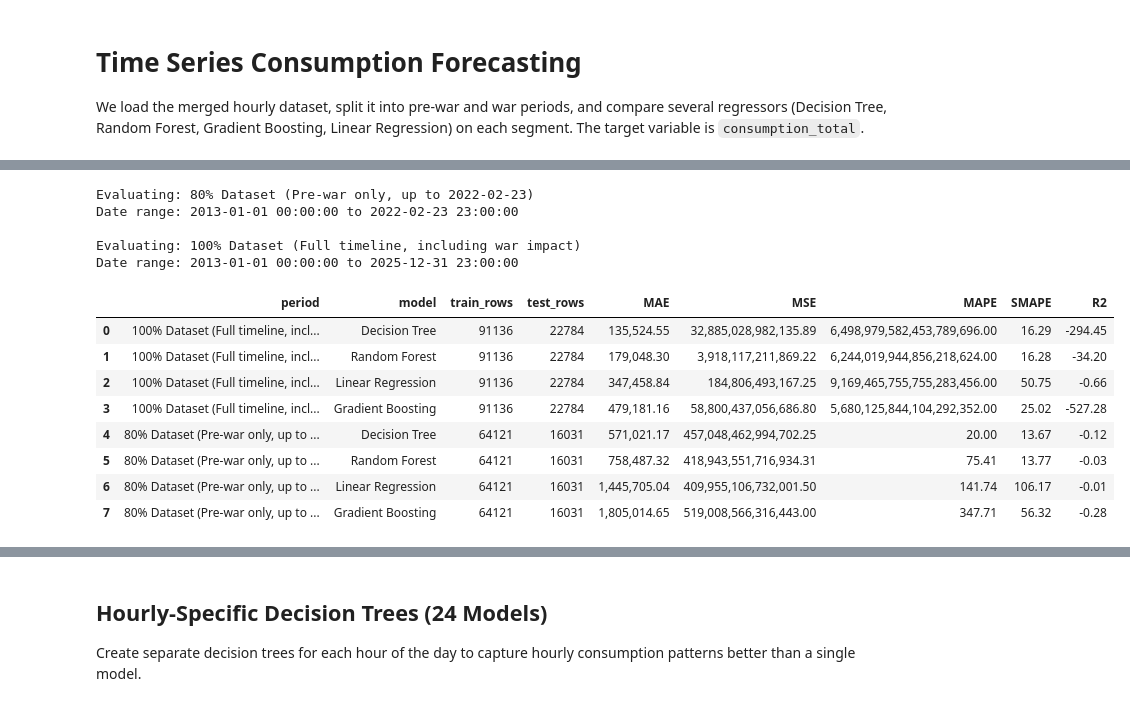
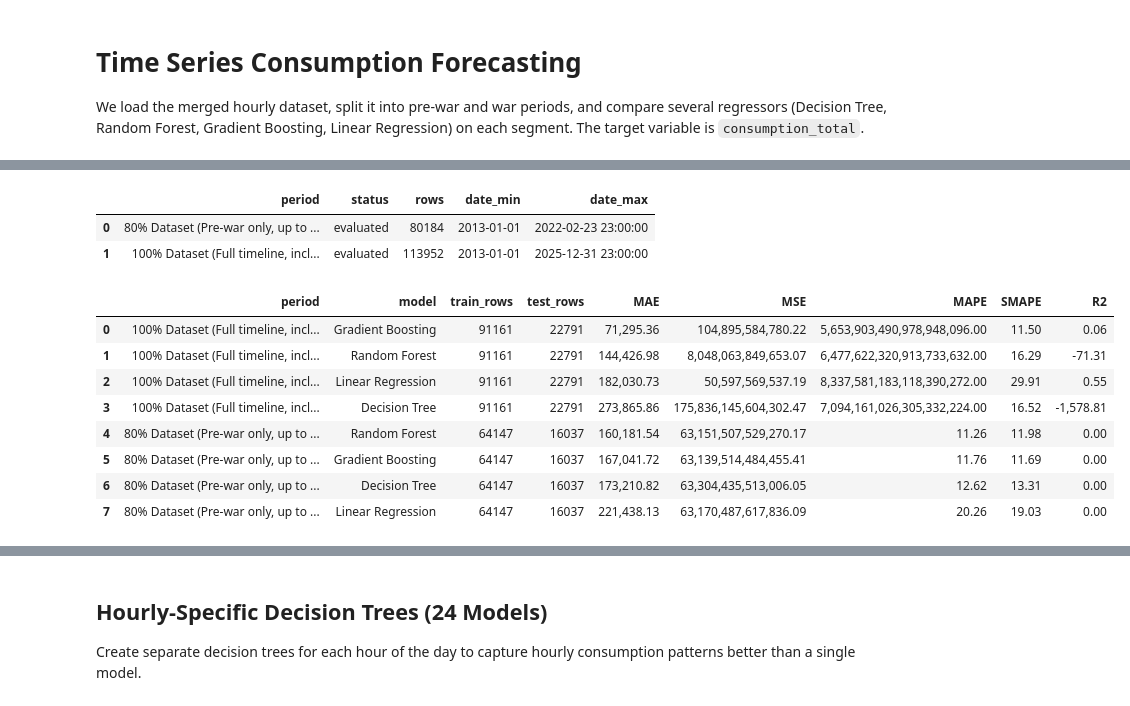
Before and after one commit to SLI0124/diplomovy-projekt, a Jupyter notebook: notebooks/machine_learning.ipynb, the cells around one changed output, grey strips where cells are left out. Drawn from its saved outputs; the diff is of its cells as text; code cells hidden in the pictures.

```diff
--- a/notebooks/machine_learning.ipynb
+++ b/notebooks/machine_learning.ipynb
@@ -135,51 +162,68 @@ data_100_percent = df.copy()
 
 periods = [
     ("80% Dataset (Pre-war only, up to 2022-02-23)", data_80_percent),
     ("100% Dataset (Full timeline, including war impact)", data_100_percent),
 ]
 
 results = []
+evaluation_log = []
 for label, subset in periods:
     if len(subset) < 100:
-        print(f"Skipping {label} due to insufficient rows ({len(subset)})")
+        evaluation_log.append(
+            {
+                "period": label,
+                "status": "skipped",
+                "rows": len(subset),
+                "date_min": subset["datetime"].min(),
+                "date_max": subset["datetime"].max(),
+            }
+        )
         continue
-    print(f"\nEvaluating: {label}")
-    print(f"Date range: {subset['datetime'].min()} to {subset['datetime'].max()}")
+
+    evaluation_log.append(
+        {
+            "period": label,
+            "status": "evaluated",
+            "rows": len(subset),
+            "date_min": subset["datetime"].min(),
+            "date_max": subset["datetime"].max(),
+        }
+    )
     period_results = evaluate_period(subset, label)
     results.extend(period_results)
 
 results_df = pd.DataFrame(results)
 if not results_df.empty:
     metrics_order = [
         "period",
         "model",
         "train_rows",
         "test_rows",
         "MAE",
         "MSE",
         "MAPE",
         "SMAPE",
         "R2",
     ]
     results_df = (
         results_df[metrics_order].sort_values(["period", "MAE"]).reset_index(drop=True)
     )
-results_df
+
+display(pd.DataFrame(evaluation_log))
+display(results_df)
 # %% [output]
-Evaluating: 80% Dataset (Pre-war only, up to 2022-02-23)
-Date range: 2013-01-01 00:00:00 to 2022-02-23 23:00:00
-
-Evaluating: 100% Dataset (Full timeline, including war impact)
-Date range: 2013-01-01 00:00:00 to 2025-12-31 23:00:00
-|  | period | model | train_rows | test_rows | MAE | MSE | MAPE | SMAPE | R2 |
-| 0 | 100% Dataset (Full timeline, incl... | Decision Tree | 91136 | 22784 | 135,524.55 | 32,885,028,982,135.89 | 6,498,979,582,453,789,696.00 | 16.29 | -294.45 |
-| 1 | 100% Dataset (Full timeline, incl... | Random Forest | 91136 | 22784 | 179,048.30 | 3,918,117,211,869.22 | 6,244,019,944,856,218,624.00 | 16.28 | -34.20 |
-| 2 | 100% Dataset (Full timeline, incl... | Linear Regression | 91136 | 22784 | 347,458.84 | 184,806,493,167.25 | 9,169,465,755,755,283,456.00 | 50.75 | -0.66 |
-| 3 | 100% Dataset (Full timeline, incl... | Gradient Boosting | 91136 | 22784 | 479,181.16 | 58,800,437,056,686.80 | 5,680,125,844,104,292,352.00 | 25.02 | -527.28 |
-| 4 | 80% Dataset (Pre-war only, up to ... | Decision Tree | 64121 | 16031 | 571,021.17 | 457,048,462,994,702.25 | 20.00 | 13.67 | -0.12 |
-| 5 | 80% Dataset (Pre-war only, up to ... | Random Forest | 64121 | 16031 | 758,487.32 | 418,943,551,716,934.31 | 75.41 | 13.77 | -0.03 |
-| 6 | 80% Dataset (Pre-war only, up to ... | Linear Regression | 64121 | 16031 | 1,445,705.04 | 409,955,106,732,001.50 | 141.74 | 106.17 | -0.01 |
-| 7 | 80% Dataset (Pre-war only, up to ... | Gradient Boosting | 64121 | 16031 | 1,805,014.65 | 519,008,566,316,443.00 | 347.71 | 56.32 | -0.28 |
+|  | period | status | rows | date_min | date_max |
+| 0 | 80% Dataset (Pre-war only, up to ... | evaluated | 80184 | 2013-01-01 | 2022-02-23 23:00:00 |
+| 1 | 100% Dataset (Full timeline, incl... | evaluated | 113952 | 2013-01-01 | 2025-12-31 23:00:00 |
+|  | period | model | train_rows | test_rows | MAE | MSE | MAPE | SMAPE | R2 |
+| 0 | 100% Dataset (Full timeline, incl... | Gradient Boosting | 91161 | 22791 | 71,295.36 | 104,895,584,780.22 | 5,653,903,490,978,948,096.00 | 11.50 | 0.06 |
+| 1 | 100% Dataset (Full timeline, incl... | Random Forest | 91161 | 22791 | 144,426.98 | 8,048,063,849,653.07 | 6,477,622,320,913,733,632.00 | 16.29 | -71.31 |
+| 2 | 100% Dataset (Full timeline, incl... | Linear Regression | 91161 | 22791 | 182,030.73 | 50,597,569,537.19 | 8,337,581,183,118,390,272.00 | 29.91 | 0.55 |
+| 3 | 100% Dataset (Full timeline, incl... | Decision Tree | 91161 | 22791 | 273,865.86 | 175,836,145,604,302.47 | 7,094,161,026,305,332,224.00 | 16.52 | -1,578.81 |
+| 4 | 80% Dataset (Pre-war only, up to ... | Random Forest | 64147 | 16037 | 160,181.54 | 63,151,507,529,270.17 | 11.26 | 11.98 | 0.00 |
+| 5 | 80% Dataset (Pre-war only, up to ... | Gradient Boosting | 64147 | 16037 | 167,041.72 | 63,139,514,484,455.41 | 11.76 | 11.69 | 0.00 |
+| 6 | 80% Dataset (Pre-war only, up to ... | Decision Tree | 64147 | 16037 | 173,210.82 | 63,304,435,513,006.05 | 12.62 | 13.31 | 0.00 |
+| 7 | 80% Dataset (Pre-war only, up to ... | Linear Regression | 64147 | 16037 | 221,438.13 | 63,170,487,617,836.09 | 20.26 | 19.03 | 0.00 |
 # %%
 # Pivot table to compare model performance
 # between 80% (pre-war) vs 100% (with war impact)
```
Also changed, not shown: parts of 10 cells of this notebook.
